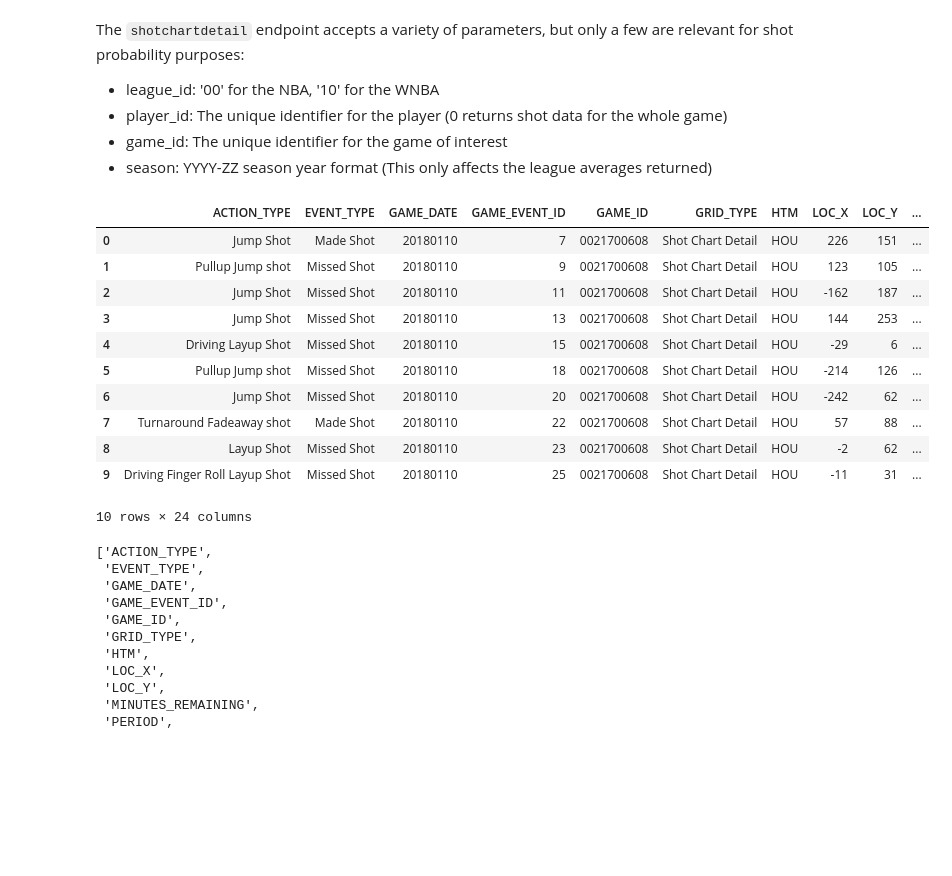
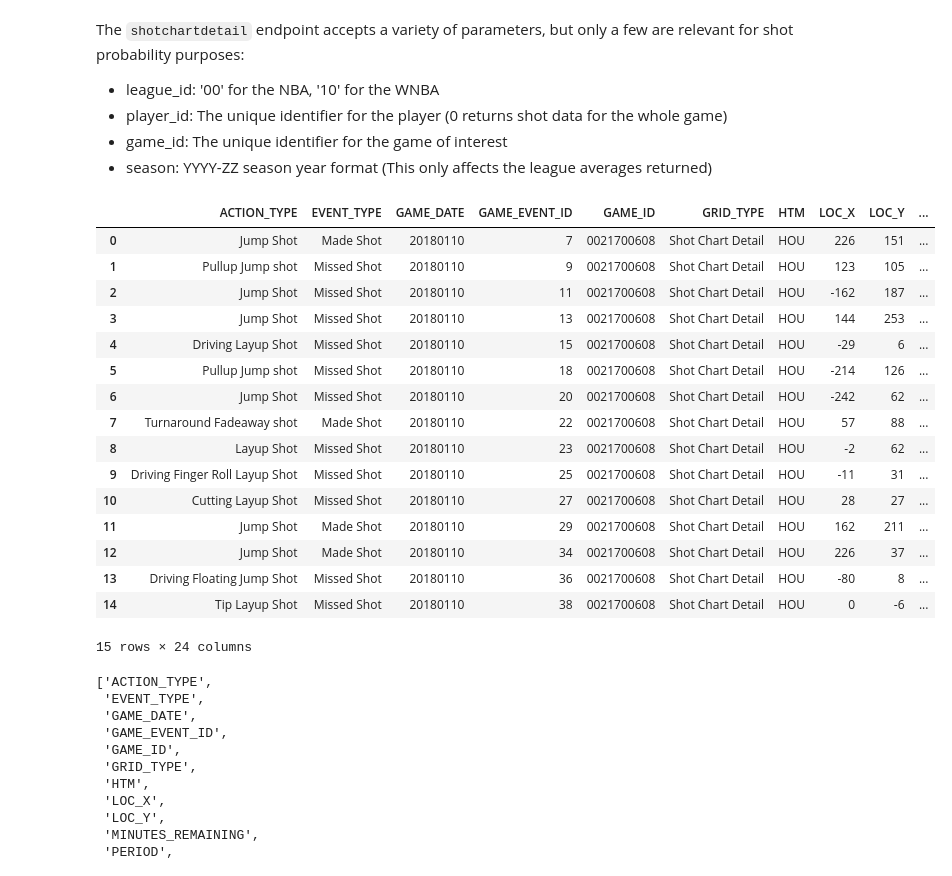
Before and after one commit to basketballrelativity/shot_probability, a Jupyter notebook: shot_probability.ipynb, the cells around one changed output. Drawn from its saved outputs; the diff is of its cells as text; code cells hidden in the pictures; blank space fills up the shorter version.

Commit message:
Working on shot probability model (feature engineering and data gathering)

```diff
--- a/shot_probability.ipynb
+++ b/shot_probability.ipynb
@@ -32,30 +34,35 @@ The `shotchartdetail` endpoint accepts a variety of parameters, but only a few a
 # %%
 league_id = '00' #NBA
 player_id = '0' #All players
 game_id = '0021700608'
 season = '2017-18'
 
 shots = player.Player(headers=HEADERS,
                       endpoint='shotchartdetail',
                       league_id=league_id,
                       player_id=player_id,
                       game_id=game_id,
                       season=season)
 shot_df = pd.DataFrame(shots.data['Shot_Chart_Detail'])
-shot_df.head(10)
+shot_df.head(15)
 # %% [output]
 |  | ACTION_TYPE | EVENT_TYPE | GAME_DATE | GAME_EVENT_ID | GAME_ID | GRID_TYPE | HTM | LOC_X | LOC_Y | ... |
 | 0 | Jump Shot | Made Shot | 20180110 | 7 | 0021700608 | Shot Chart Detail | HOU | 226 | 151 | ... |
 | 1 | Pullup Jump shot | Missed Shot | 20180110 | 9 | 0021700608 | Shot Chart Detail | HOU | 123 | 105 | ... |
 | 2 | Jump Shot | Missed Shot | 20180110 | 11 | 0021700608 | Shot Chart Detail | HOU | -162 | 187 | ... |
 | 3 | Jump Shot | Missed Shot | 20180110 | 13 | 0021700608 | Shot Chart Detail | HOU | 144 | 253 | ... |
 | 4 | Driving Layup Shot | Missed Shot | 20180110 | 15 | 0021700608 | Shot Chart Detail | HOU | -29 | 6 | ... |
 | 5 | Pullup Jump shot | Missed Shot | 20180110 | 18 | 0021700608 | Shot Chart Detail | HOU | -214 | 126 | ... |
 | 6 | Jump Shot | Missed Shot | 20180110 | 20 | 0021700608 | Shot Chart Detail | HOU | -242 | 62 | ... |
 | 7 | Turnaround Fadeaway shot | Made Shot | 20180110 | 22 | 0021700608 | Shot Chart Detail | HOU | 57 | 88 | ... |
 | 8 | Layup Shot | Missed Shot | 20180110 | 23 | 0021700608 | Shot Chart Detail | HOU | -2 | 62 | ... |
 | 9 | Driving Finger Roll Layup Shot | Missed Shot | 20180110 | 25 | 0021700608 | Shot Chart Detail | HOU | -11 | 31 | ... |
+| 10 | Cutting Layup Shot | Missed Shot | 20180110 | 27 | 0021700608 | Shot Chart Detail | HOU | 28 | 27 | ... |
+| 11 | Jump Shot | Made Shot | 20180110 | 29 | 0021700608 | Shot Chart Detail | HOU | 162 | 211 | ... |
+| 12 | Jump Shot | Made Shot | 20180110 | 34 | 0021700608 | Shot Chart Detail | HOU | 226 | 37 | ... |
+| 13 | Driving Floating Jump Shot | Missed Shot | 20180110 | 36 | 0021700608 | Shot Chart Detail | HOU | -80 | 8 | ... |
+| 14 | Tip Layup Shot | Missed Shot | 20180110 | 38 | 0021700608 | Shot Chart Detail | HOU | 0 | -6 | ... |
-10 rows × 24 columns
+15 rows × 24 columns
 # %%
 list(shot_df)
 # %% [output]
```
Also changed, not shown: parts of 10 cells of this notebook.
